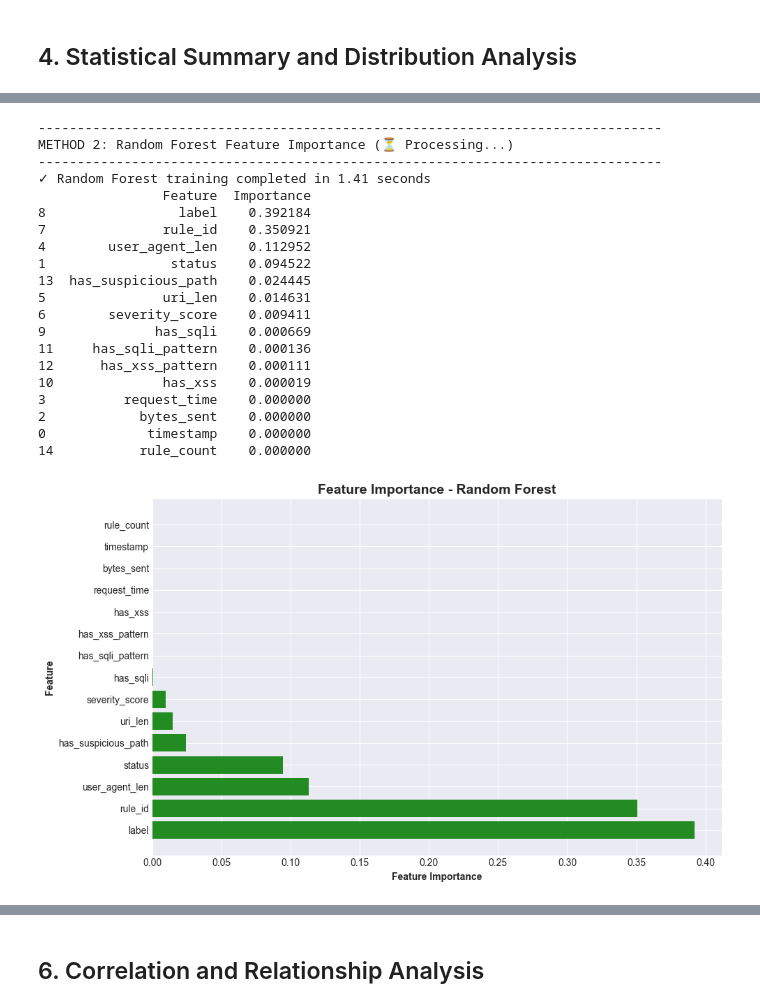
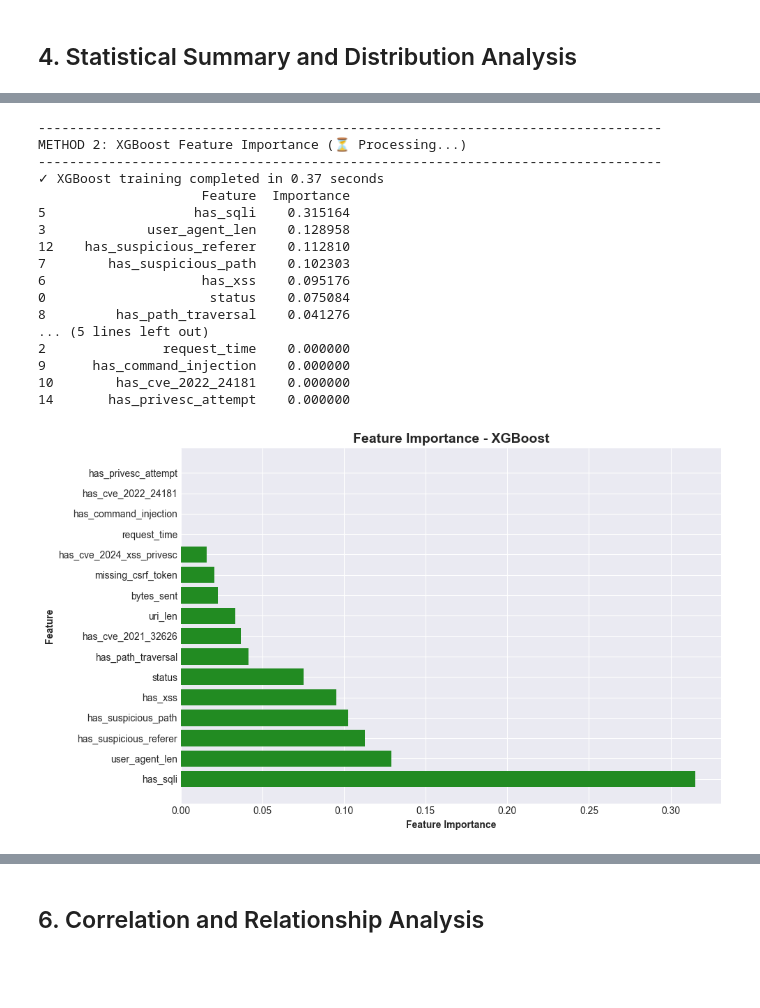
Before and after one commit to Capstone-G-1-K-2/OJS-Real-Time-Attack-Detection-Capstone-G.1-K2, a Jupyter notebook: notebooks/eda_analysis.ipynb, the cells around one changed output, grey strips where cells are left out. Cells and saved outputs as stored; diff of their text form; code cells hidden in the pictures; blank space fills up the shorter version.

Commit message:
feat: add security datasets, EDA notebook, testing script, and pattern rule preprocessing logic

```diff
--- a/notebooks/eda_analysis.ipynb
+++ b/notebooks/eda_analysis.ipynb
@@ -35,7 +71,7 @@ Libraries imported successfully!
 ## 2. Load and Inspect Dataset
 # %%
 # Load dataset
-data_path = '../data/dataset/modsec_raw_processed_updated.csv'
+data_path = '../data/dataset/modsec_raw_json_v2.csv'
 df = pd.read_csv(data_path)
 
 print("=" * 80)
@@ -291,7 +327,7 @@ print("=" * 80)
 # Prepare data for feature importance
 if 'label' in df.columns:
     # Select only numeric features for analysis
-    X = df[numeric_cols]
+    X = df[numeric_cols].drop(columns=['label', 'severity_score', 'rule_id', 'rule_count'], errors='ignore')
     y = df['label']
 
     # Handle any remaining NaN values
@@ -340,51 +376,48 @@ METHOD 1: Mutual Information Score
 # %%
-    # Method 2: Random Forest Feature Importance (ini yang lama)
+    # Method 2: XGBoost Feature Importance (ini yang lama)
     print("\n" + "-" * 80)
-    print("METHOD 2: Random Forest Feature Importance (⏳ Processing...)")
+    print("METHOD 2: XGBoost Feature Importance (⏳ Processing...)")
     print("-" * 80)
 
     start_time = time.time()
-    rf_model = RandomForestClassifier(n_estimators=100, random_state=42, n_jobs=-1)
+    rf_model = XGBClassifier(n_estimators=300, max_depth=6, learning_rate=0.05, subsample=0.9, colsample_bytree=0.9, objective='binary:logistic', eval_metric='logloss', random_state=42, n_jobs=-1)
     rf_model.fit(X, y)
     elapsed = time.time() - start_time
 
     rf_importance_df = pd.DataFrame({
         'Feature': X.columns,
         'Importance': rf_model.feature_importances_
     }).sort_values('Importance', ascending=False)
-    print(f"✓ Random Forest training completed in {elapsed:.2f} seconds")
+    print(f"✓ XGBoost training completed in {elapsed:.2f} seconds")
     print(rf_importance_df)
 
     # Visualize RF importance
     plt.figure(figsize=(10, 6))
     plt.barh(rf_importance_df['Feature'], rf_importance_df['Importance'], color='forestgreen')
     plt.xlabel('Feature Importance', fontweight='bold')
     plt.ylabel('Feature', fontweight='bold')
-    plt.title('Feature Importance - Random Forest', fontweight='bold', fontsize=14)
+    plt.title('Feature Importance - XGBoost', fontweight='bold', fontsize=14)
     plt.tight_layout()
     plt.show()
 # %% [output]
 --------------------------------------------------------------------------------
-METHOD 2: Random Forest Feature Importance (⏳ Processing...)
+METHOD 2: XGBoost Feature Importance (⏳ Processing...)
 --------------------------------------------------------------------------------
-✓ Random Forest training completed in 1.41 seconds
-                Feature  Importance
-8                 label    0.392184
-7               rule_id    0.350921
-4        user_agent_len    0.112952
-1                status    0.094522
-13  has_suspicious_path    0.024445
-5               uri_len    0.014631
-6        severity_score    0.009411
-9              has_sqli    0.000669
-11     has_sqli_pattern    0.000136
-12      has_xss_pattern    0.000111
-10              has_xss    0.000019
-3          request_time    0.000000
-2            bytes_sent    0.000000
-0             timestamp    0.000000
-14           rule_count    0.000000
+✓ XGBoost training completed in 0.37 seconds
+                     Feature  Importance
+5                   has_sqli    0.315164
+3             user_agent_len    0.128958
+12    has_suspicious_referer    0.112810
+7        has_suspicious_path    0.102303
+6                    has_xss    0.095176
+0                     status    0.075084
+8         has_path_traversal    0.041276
+... (5 lines left out)
+2               request_time    0.000000
+9      has_command_injection    0.000000
+10        has_cve_2022_24181    0.000000
+14       has_privesc_attempt    0.000000
-[figure, old version]
+[figure, new version]
 # %%
     # Method 3: Correlation with target
     print("\n" + "-" * 80)
```
Also changed, not shown: parts of 54 cells of this notebook, 2 other files.
